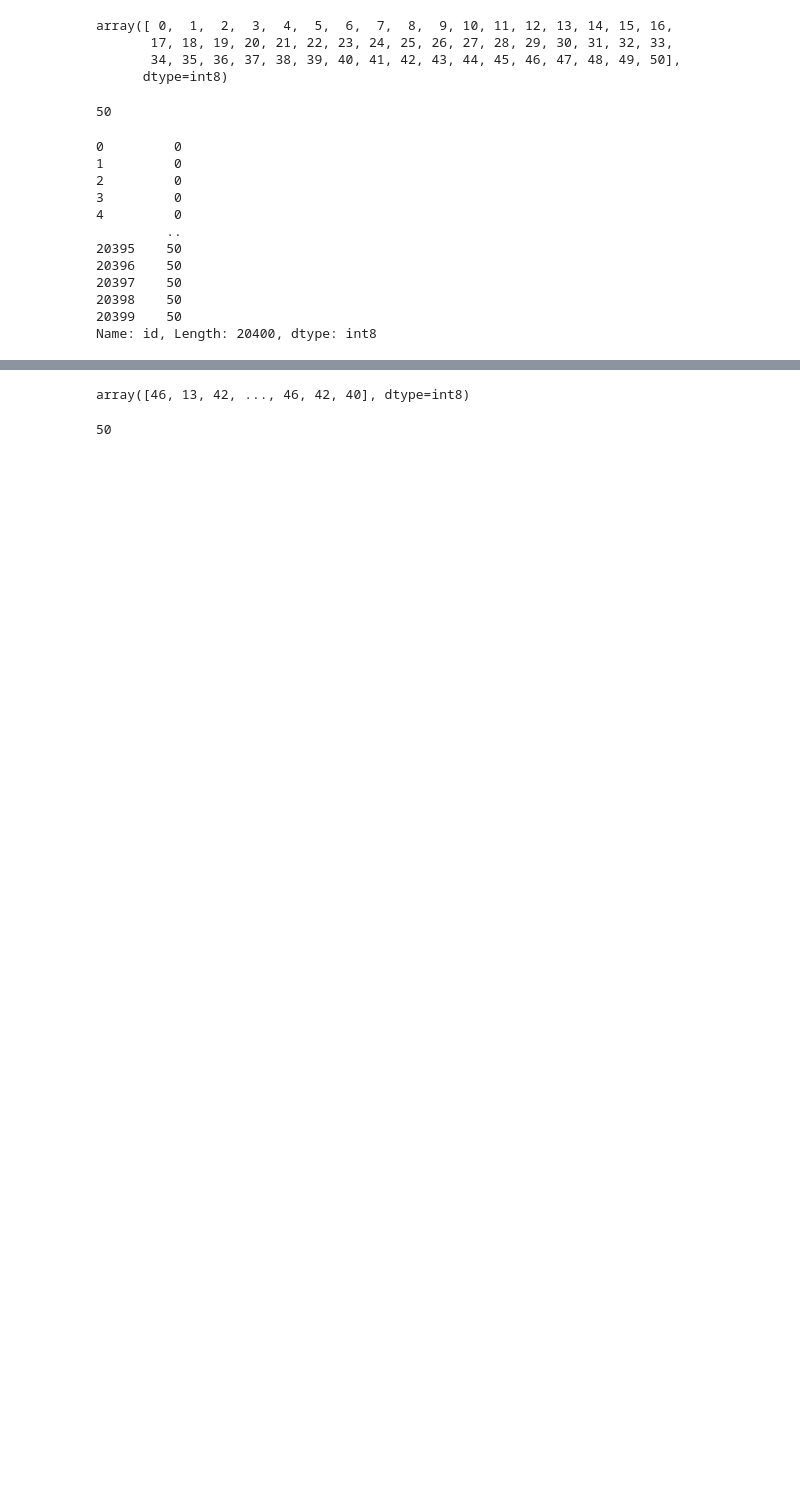
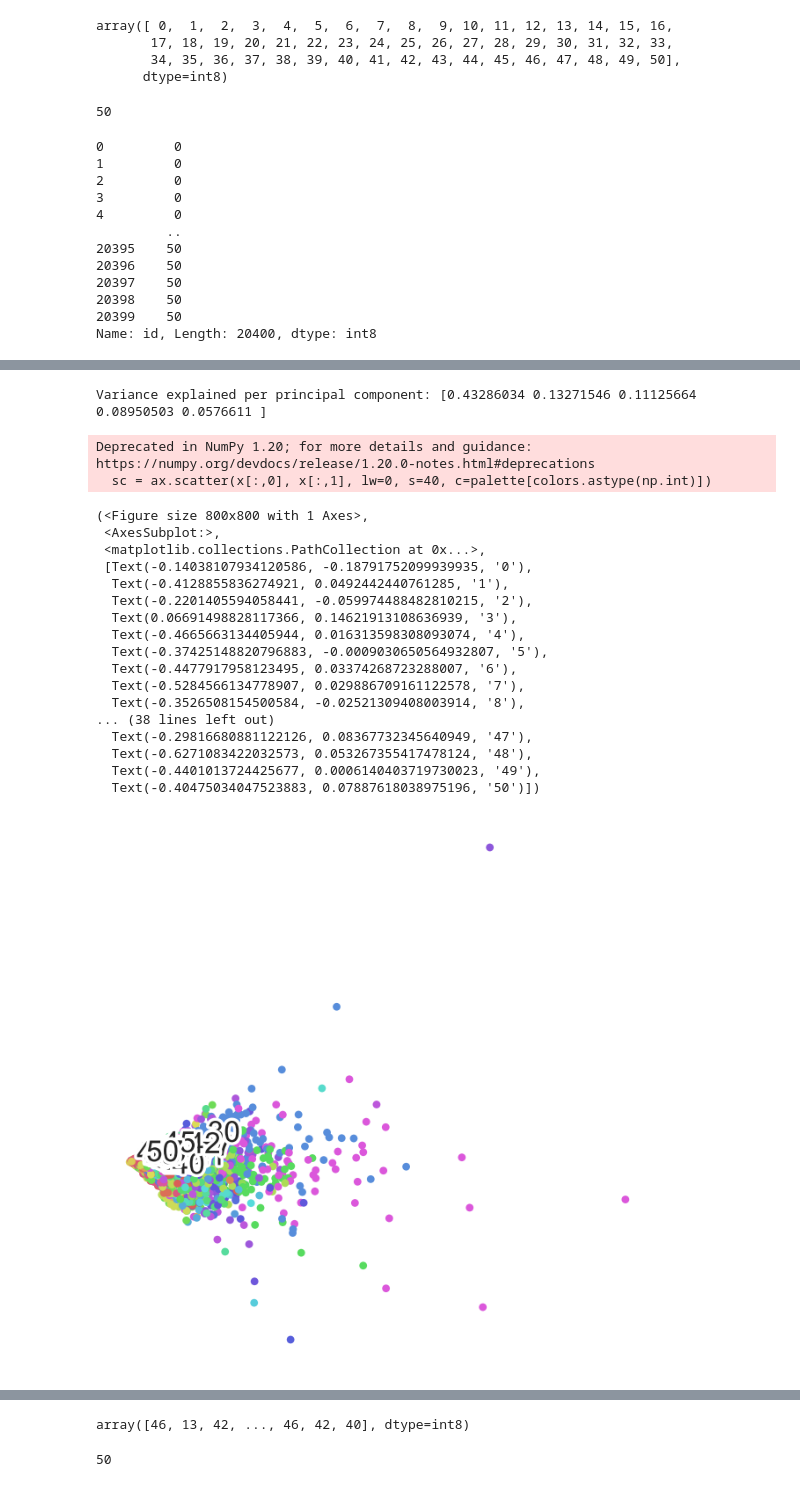
Before and after one commit to JoelPoah/KeystrokeBio, a Jupyter notebook: keystroke.ipynb, the cells around one changed output, grey strips where cells are left out. Cells and saved outputs as stored; diff of their text form; code cells hidden in the pictures; blank space fills up the shorter version.

Commit message:
almost done

```diff
--- a/keystroke.ipynb
+++ b/keystroke.ipynb
@@ -114,10 +119,12 @@ from keras.models import Sequential
 from keras.layers import Dense, Dropout, LSTM, Activation, Flatten
 from keras.callbacks import ModelCheckpoint, EarlyStopping
 from sklearn.model_selection import train_test_split
-
+import seaborn as sns
+import matplotlib.pyplot as plt
+import visualkeras
 # Split the data into training and testing sets
 
-X = df.drop(['subject','id'],axis=1)
+X = df.drop(['subject','id','sessionIndex','rep'],axis=1)
 y = df['id']
 
 
@@ -163,0 +216,10 @@ array([[ 6.    ,  2.    ,  0.0567, ...,  0.1548,  0.084 ,  0.0768],
+# %%
+from sklearn.decomposition import PCA
+import time
+time_start = time.time()
+
+X_subset = X_train
+pca = PCA(n_components=5)
+pca_result = pca.fit_transform(X_subset)
+
+print ('PCA done! Time elapsed: {} seconds'.format(time.time()-time_start))
@@ -163,0 +228,36 @@ array([[ 6.    ,  2.    ,  0.0567, ...,  0.1548,  0.084 ,  0.0768],
+# %%
+pca_df = pd.DataFrame(columns = ['pca1','pca2','pca3','pca4'])
+
+pca_df['pca1'] = pca_result[:,0]
+pca_df['pca2'] = pca_result[:,1]
+pca_df['pca3'] = pca_result[:,2]
+pca_df['pca4'] = pca_result[:,3]
+
+print ('Variance explained per principal component: {}'.format(pca.explained_variance_ratio_))
+# %% [output]
+Variance explained per principal component: [0.43286034 0.13271546 0.11125664 0.08950503 0.0576611 ]
+# %%
+top_two_comp = pca_df[['pca1','pca2']] # taking first and second principal component
+
+fashion_scatter(top_two_comp.values,y_train) # Visualizing the PCA output
+# %% [output]
+Deprecated in NumPy 1.20; for more details and guidance: https://numpy.org/devdocs/release/1.20.0-notes.html#deprecations
+  sc = ax.scatter(x[:,0], x[:,1], lw=0, s=40, c=palette[colors.astype(np.int)])
+(<Figure size 800x800 with 1 Axes>,
+ <AxesSubplot:>,
+ <matplotlib.collections.PathCollection at 0x...>,
+ [Text(-0.14038107934120586, -0.18791752099939935, '0'),
+  Text(-0.4128855836274921, 0.0492442440761285, '1'),
+  Text(-0.2201405594058441, -0.059974488482810215, '2'),
+  Text(0.06691498828117366, 0.14621913108636939, '3'),
+  Text(-0.4665663134405944, 0.016313598308093074, '4'),
+  Text(-0.37425148820796883, -0.0009030650564932807, '5'),
+  Text(-0.4477917958123495, 0.03374268723288007, '6'),
+  Text(-0.5284566134778907, 0.029886709161122578, '7'),
+  Text(-0.3526508154500584, -0.02521309408003914, '8'),
+... (38 lines left out)
+  Text(-0.29816680881122126, 0.08367732345640949, '47'),
+  Text(-0.6271083422032573, 0.053267355417478124, '48'),
+  Text(-0.4401013724425677, 0.0006140403719730023, '49'),
+  Text(-0.40475034047523883, 0.07887618038975196, '50')])
+[figure, added]
```
Also changed, not shown: parts of 27 cells of this notebook, 11 other files.
